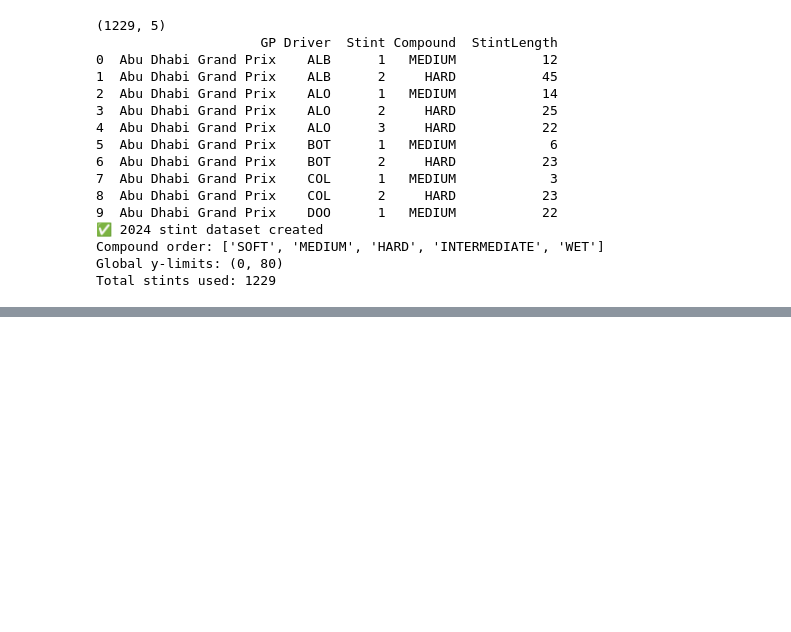
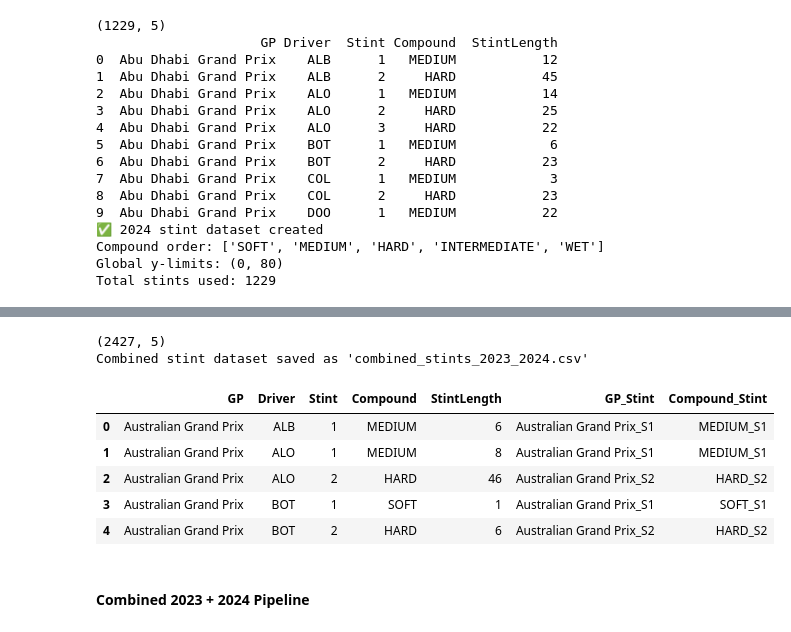
Before and after one commit to UsualSuspect09/F1-Race-Strat-Engine, a Jupyter notebook: notebooks/2024_data_processing.ipynb, the cells around one changed output, grey strips where cells are left out. Cells and saved outputs as stored; diff of their text form; code cells hidden in the pictures; blank space fills up the shorter version.

Commit message:
dataset_automation

```diff
--- a/notebooks/2024_data_processing.ipynb
+++ b/notebooks/2024_data_processing.ipynb
@@ -755,0 +784,4 @@ print(f"Maximum StintLength: {max_stint_row['StintLength']}")
+# %%
+import pandas as pd
+stints_2023 = pd.read_csv("C:/Users/VANSH/Formula1/datasets/2023/stints_clean.csv")
+stints_2023.head(5)
@@ -755,0 +795,40 @@ print(f"Maximum StintLength: {max_stint_row['StintLength']}")
+# %%
+combined_stints = pd.concat(
+    [stints_2023, stints_2024],
+    ignore_index=True
+)
+
+print(combined_stints.shape)
+combined_stints.to_csv(
+    "combined_stints_2023_2024.csv",
+    index=False
+)
+print("Combined stint dataset saved as 'combined_stints_2023_2024.csv'")
+# %% [output]
+(2427, 5)
+Combined stint dataset saved as 'combined_stints_2023_2024.csv'
+# %%
+model_df = combined_stints.copy()
+
+model_df["GP_Stint"] = (
+    model_df["GP"]
+    + "_S"
+    + model_df["Stint"].astype(str)
+)
+
+model_df["Compound_Stint"] = (
+    model_df["Compound"]
+    + "_S"
+    + model_df["Stint"].astype(str)
+)
+
+model_df.head()
+# %% [output]
+|  | GP | Driver | Stint | Compound | StintLength | GP_Stint | Compound_Stint |
+| 0 | Australian Grand Prix | ALB | 1 | MEDIUM | 6 | Australian Grand Prix_S1 | MEDIUM_S1 |
+| 1 | Australian Grand Prix | ALO | 1 | MEDIUM | 8 | Australian Grand Prix_S1 | MEDIUM_S1 |
+| 2 | Australian Grand Prix | ALO | 2 | HARD | 46 | Australian Grand Prix_S2 | HARD_S2 |
+| 3 | Australian Grand Prix | BOT | 1 | SOFT | 1 | Australian Grand Prix_S1 | SOFT_S1 |
+| 4 | Australian Grand Prix | BOT | 2 | HARD | 6 | Australian Grand Prix_S2 | HARD_S2 |
+# %% [markdown]
+#### Combined 2023 + 2024 Pipeline
```
Also changed, not shown: parts of 6 cells of this notebook, 1 other file.
